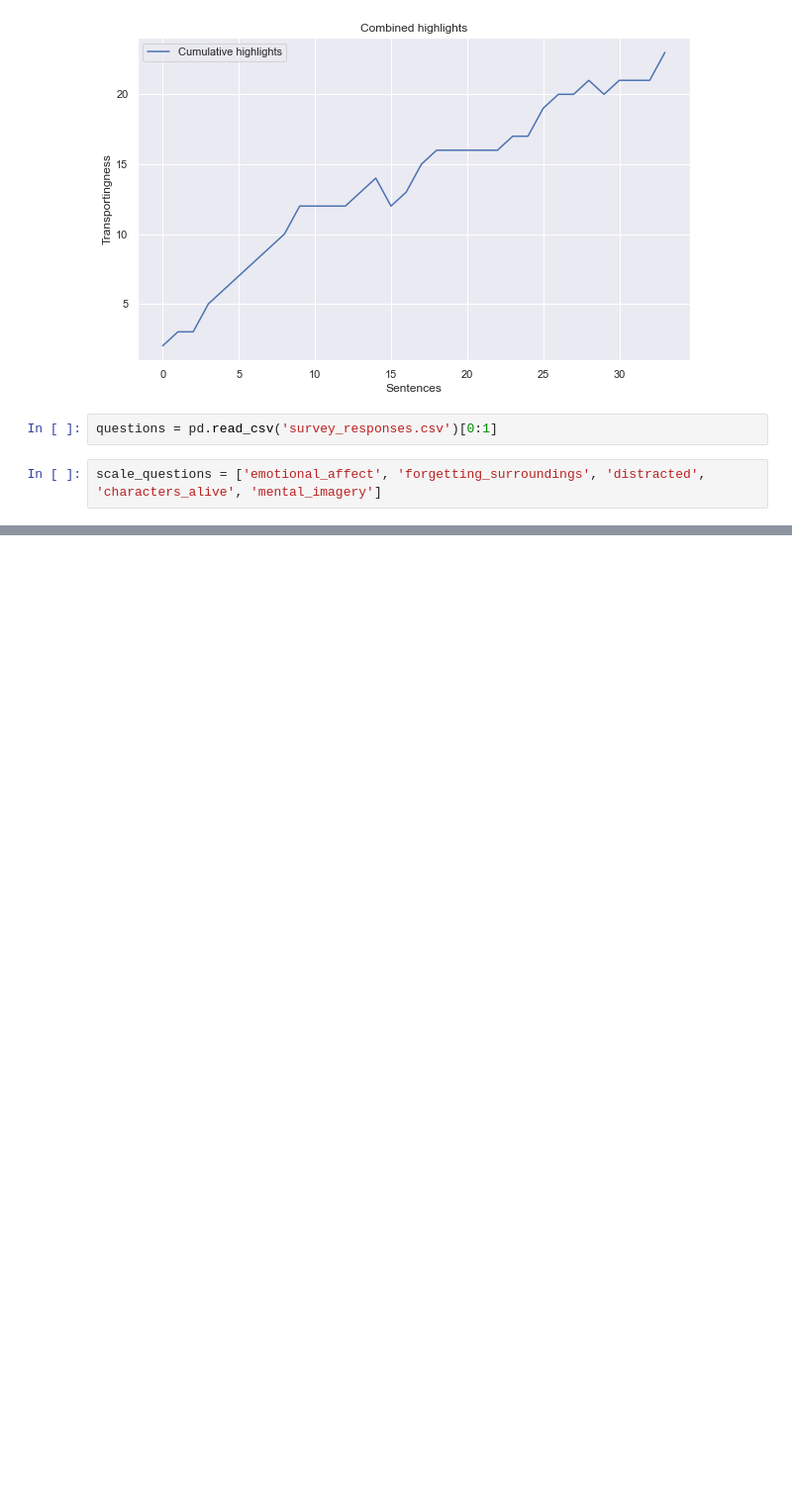
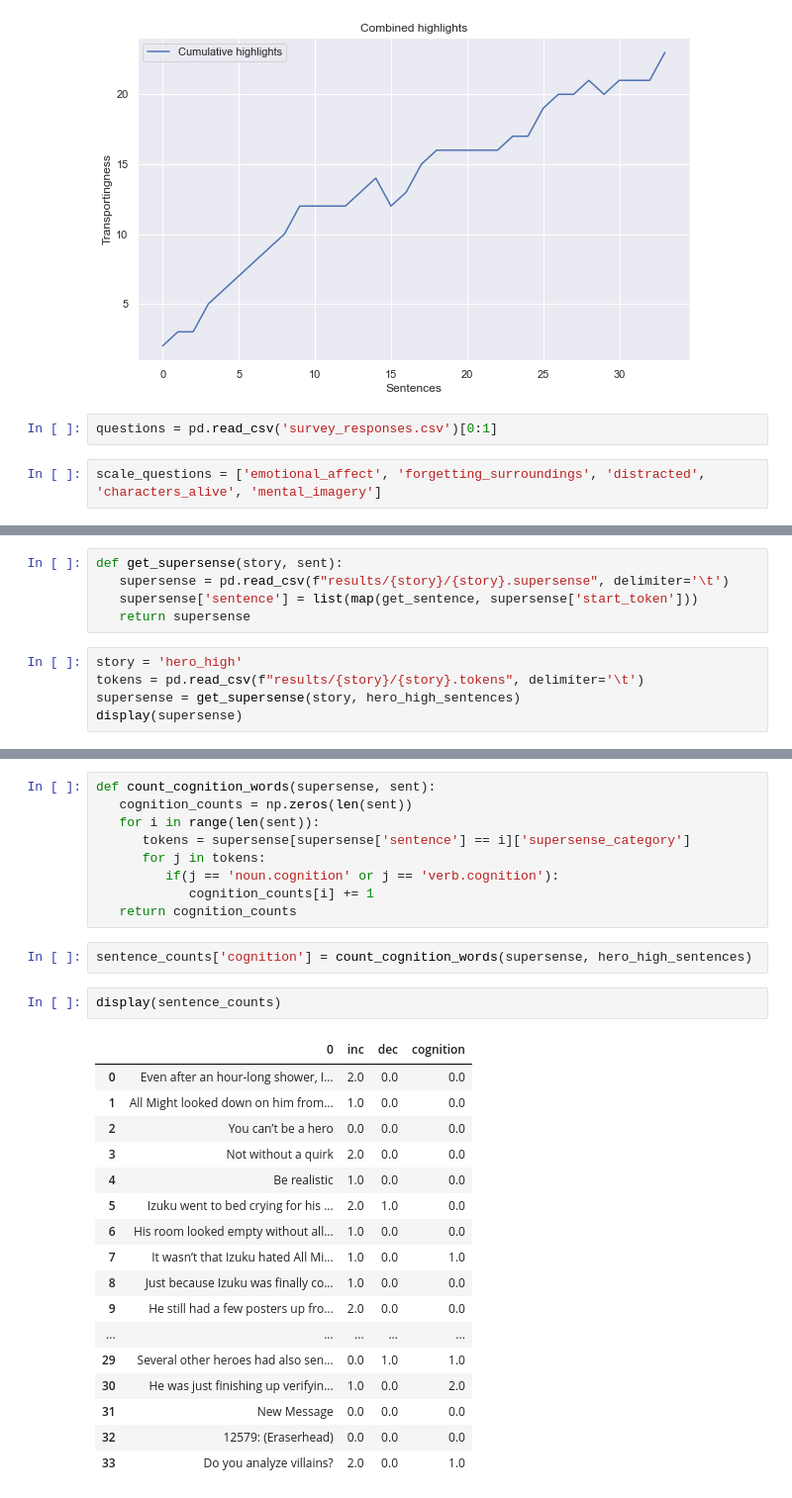
Before and after one commit to kelseyneis/narrative_transportation, a Jupyter notebook: survey_response.ipynb, the cells around one changed output, grey strips where cells are left out. Shown: that part at 99% size. Drawn from its saved outputs; the diff is of its cells as text; blank space fills up the shorter version.

Commit message:
Start booknlp analysis

```diff
--- a/survey_response.ipynb
+++ b/survey_response.ipynb
@@ -101,0 +139,10 @@ scale_questions = ['emotional_affect', 'forgetting_surroundings', 'distracted',
+# %%
+def get_supersense(story, sent):
+   supersense = pd.read_csv(f"results/{story}/{story}.supersense", delimiter='\t')
+   supersense['sentence'] = list(map(get_sentence, supersense['start_token']))
+   return supersense
+# %%
+story = 'hero_high'
+tokens = pd.read_csv(f"results/{story}/{story}.tokens", delimiter='\t')
+supersense = get_supersense(story, hero_high_sentences)
+display(supersense)
@@ -101,0 +163,31 @@ scale_questions = ['emotional_affect', 'forgetting_surroundings', 'distracted',
+# %%
+def count_cognition_words(supersense, sent):
+   cognition_counts = np.zeros(len(sent))
+   for i in range(len(sent)):
+      tokens = supersense[supersense['sentence'] == i]['supersense_category']
+      for j in tokens:
+         if(j == 'noun.cognition' or j == 'verb.cognition'):
+            cognition_counts[i] += 1
+   return cognition_counts
+# %%
+sentence_counts['cognition'] = count_cognition_words(supersense, hero_high_sentences)
+# %%
+display(sentence_counts)
+# %% [output]
+|  | 0 | inc | dec | cognition |
+| 0 | Even after an hour-long shower, I... | 2.0 | 0.0 | 0.0 |
+| 1 | All Might looked down on him from... | 1.0 | 0.0 | 0.0 |
+| 2 | You can’t be a hero | 0.0 | 0.0 | 0.0 |
+| 3 | Not without a quirk | 2.0 | 0.0 | 0.0 |
+| 4 | Be realistic | 1.0 | 0.0 | 0.0 |
+| 5 | Izuku went to bed crying for his ... | 2.0 | 1.0 | 0.0 |
+| 6 | His room looked empty without all... | 1.0 | 0.0 | 0.0 |
+| 7 | It wasn’t that Izuku hated All Mi... | 1.0 | 0.0 | 1.0 |
+| 8 | Just because Izuku was finally co... | 1.0 | 0.0 | 0.0 |
+| 9 | He still had a few posters up fro... | 2.0 | 0.0 | 0.0 |
+| ... | ... | ... | ... | ... |
+| 29 | Several other heroes had also sen... | 0.0 | 1.0 | 1.0 |
+| 30 | He was just finishing up verifyin... | 1.0 | 0.0 | 2.0 |
+| 31 | New Message | 0.0 | 0.0 | 0.0 |
+| 32 | 12579: (Eraserhead) | 0.0 | 0.0 | 0.0 |
+| 33 | Do you analyze villains? | 2.0 | 0.0 | 1.0 |
```
Also changed, not shown: parts of 6 cells of this notebook, 27 other files.
